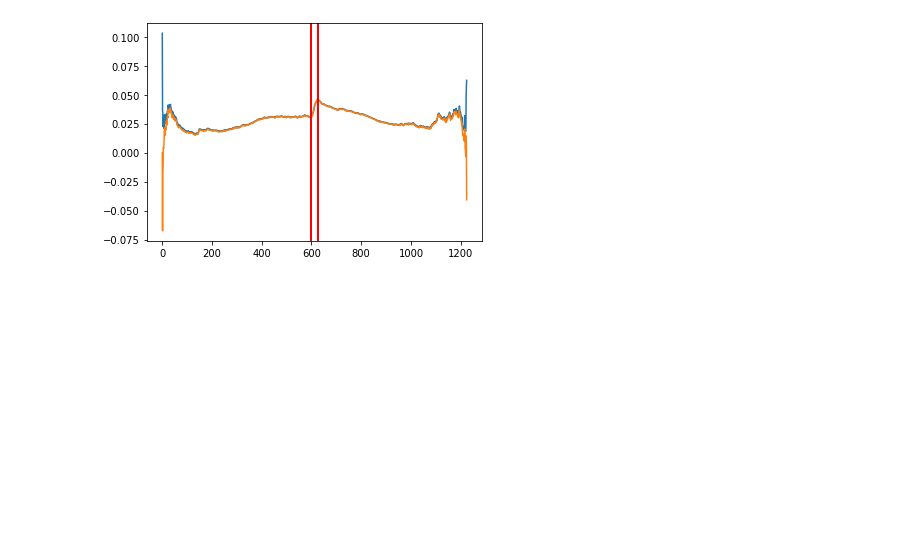
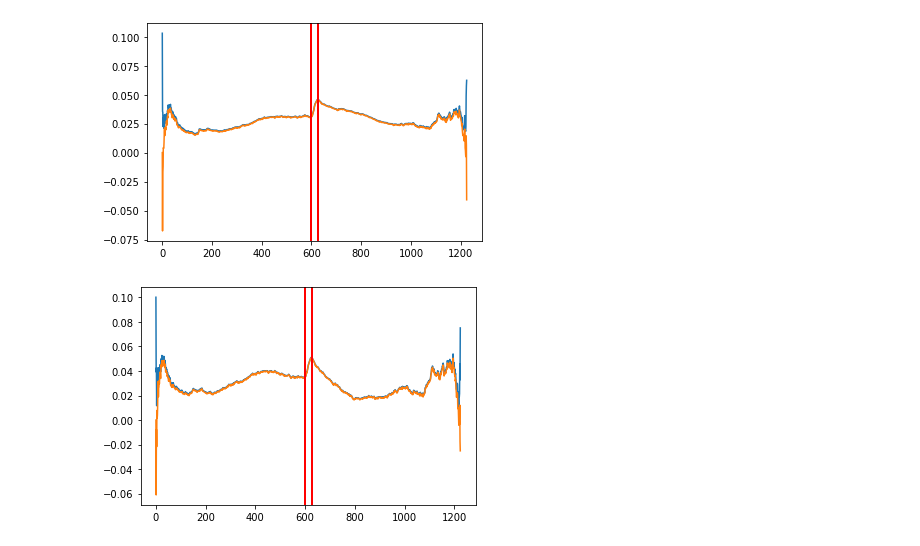
Before and after one commit to darylnak/SEE-Lab, a Jupyter notebook: eeg-analysis-ra/src/eeg_analysis.ipynb, the cells around one changed output. Cells and saved outputs as stored; diff of their text form; code cells hidden in the pictures; blank space fills up the shorter version.

Commit message:
Add main2() to compare additional features to original

```diff
--- a/eeg-analysis-ra/src/eeg_analysis.ipynb
+++ b/eeg-analysis-ra/src/eeg_analysis.ipynb
@@ -783,3 +872,7 @@ def compute_band_relpower(X):
 main()
 # %% [output]
 [figure]
+# %%
+main2()
+# %% [output]
+[figure, added]
```
Also changed, not shown: parts of 2 cells of this notebook.
